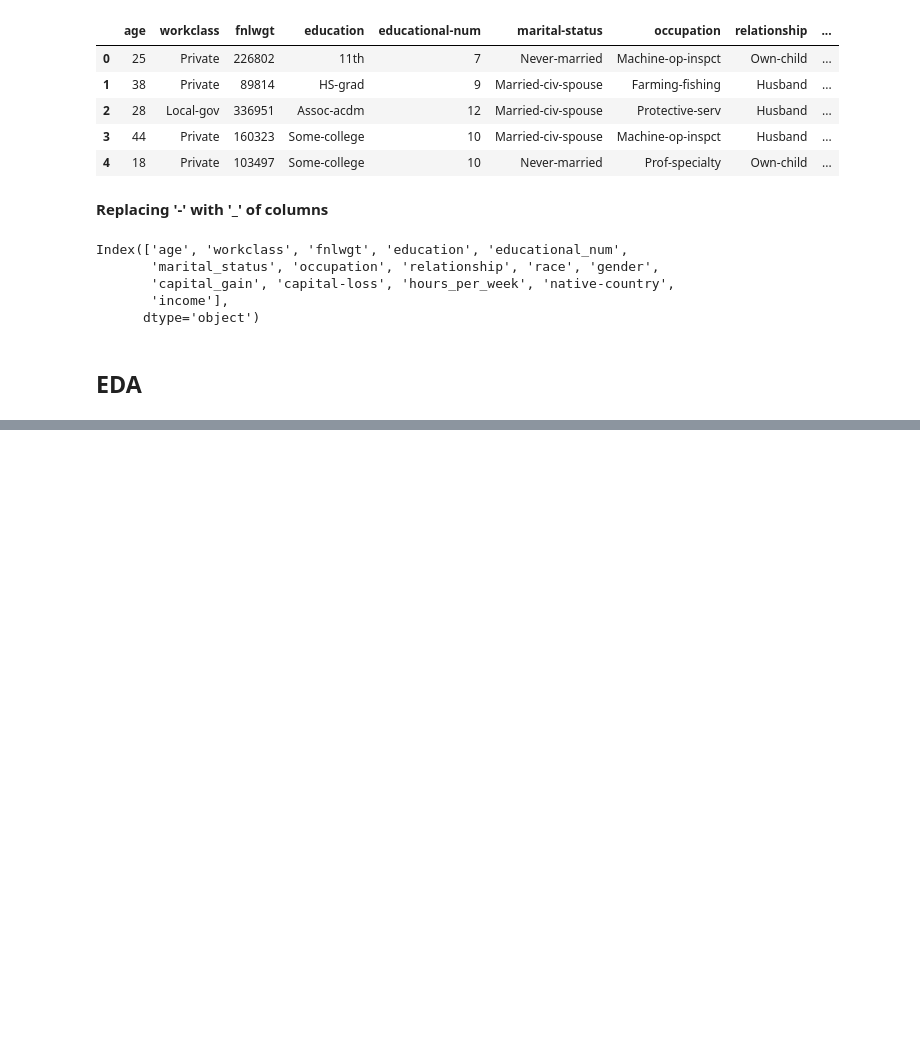
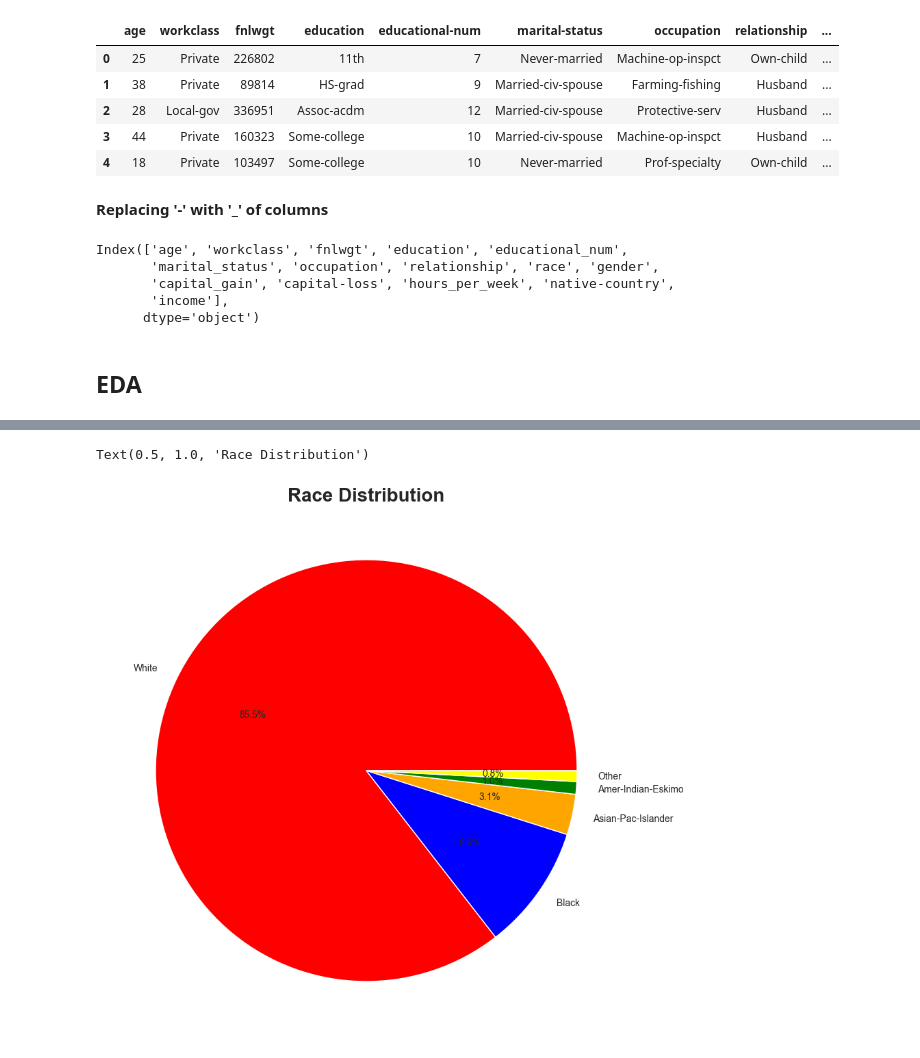
Before and after one commit to Mitrahang7/Code-IT, a Jupyter notebook: Week 3/Adult Income Predictor.ipynb, the cells around one changed output, grey strips where cells are left out. Drawn from its saved outputs; the diff is of its cells as text; code cells hidden in the pictures; blank space fills up the shorter version.

```diff
--- a/Week 3/Adult Income Predictor.ipynb
+++ b/Week 3/Adult Income Predictor.ipynb
@@ -184,0 +195,8 @@ Index(['age', 'workclass', 'fnlwgt', 'education', 'educational_num',
+# %%
+plt.figure(figsize = (10, 10))
+#sns.set_style("whitegrid")
+plt.pie(dt['race'].value_counts(), labels = dt['race'].value_counts().index, autopct = '%1.1f%%', colors=['red', 'blue', 'orange', 'green', 'yellow'])
+plt.title('Race Distribution', fontsize=20, fontweight='bold')
+# %% [output]
+Text(0.5, 1.0, 'Race Distribution')
+[figure, added]
```
Also changed, not shown: parts of 15 cells of this notebook.
